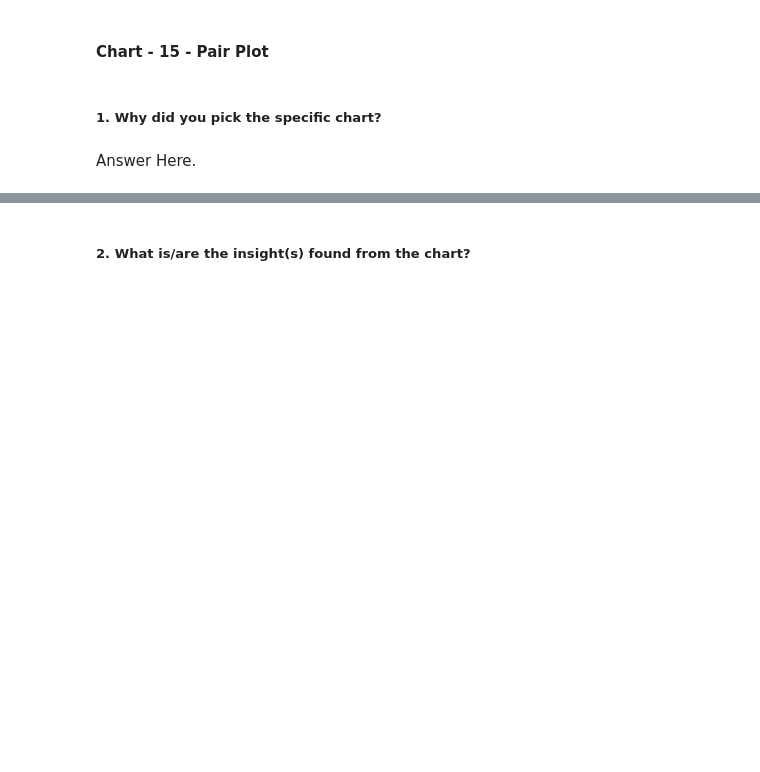
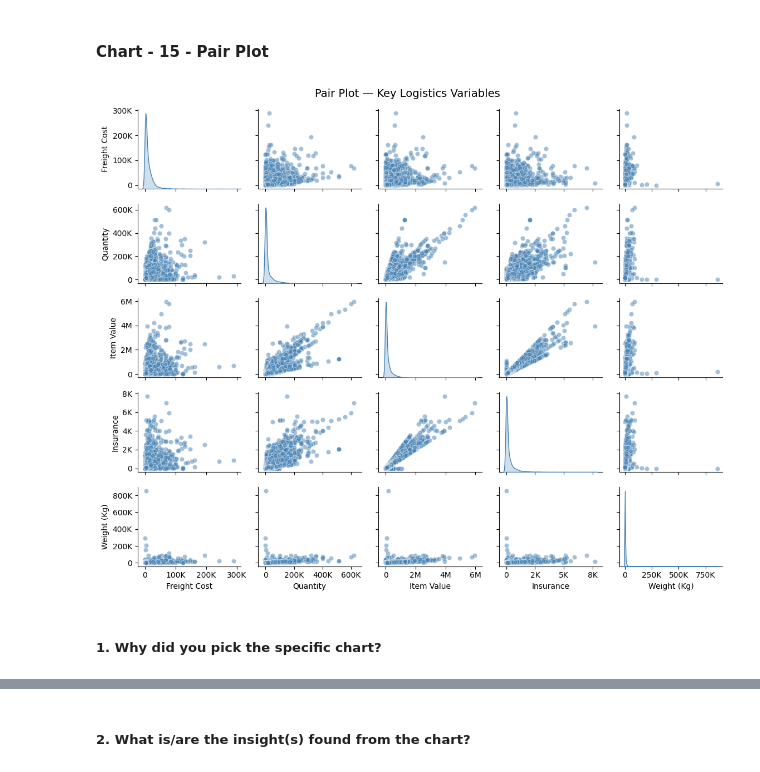
Before and after one commit to vivek-baviskar974/fedex-eda-capstone, a Jupyter notebook: FedEx_EDA_Capstone.ipynb, the cells around one changed output, grey strips where cells are left out. Drawn from its saved outputs; the diff is of its cells as text; code cells hidden in the pictures; blank space fills up the shorter version.

```diff
--- a/FedEx_EDA_Capstone.ipynb
+++ b/FedEx_EDA_Capstone.ipynb
@@ -1179,4 +1224,48 @@ Answer Here
+# %%
+#  CHART 15 — Pair Plot
+
+pair_cols = df[[                                         # select columns
+    'Freight Cost (USD)',
+    'Line Item Quantity',
+    'Line Item Value',
+    'Line Item Insurance (USD)',
+    'Weight (Kilograms)'
+]].rename(columns={                                      # short display names
+    'Freight Cost (USD)': 'Freight Cost',
+    'Line Item Quantity': 'Quantity',
+    'Line Item Value': 'Item Value',
+    'Line Item Insurance (USD)': 'Insurance',
+    'Weight (Kilograms)': 'Weight (Kg)'
+})
+
+def smart_fmt(x, pos):                                   # define format function
+    if x >= 1_000_000:
+        return f'{x/1_000_000:.0f}M'                     # millions → M
+    elif x >= 1_000:
+        return f'{x/1_000:.0f}K'                         # thousands → K
+    else:
+        return str(int(x))                               # small numbers as is
+
+g = sns.pairplot(                                        # draw pair plot
+    pair_cols,
+    diag_kind='kde',                                     # diagonal = density curve
+    height=1.8,                                          # subplot height
+    aspect=1.3,                                          # wider than tall
+    plot_kws={'alpha': 0.5, 'color': 'steelblue'},       # dot transparency
+    diag_kws={'color': 'steelblue'}                      # diagonal colour
+)
+
+for ax in g.axes.flatten():                                 # loop all subplots
+    ax.xaxis.set_major_formatter(FuncFormatter(smart_fmt))  # apply to x
+    ax.yaxis.set_major_formatter(FuncFormatter(smart_fmt))  # apply to y
+
+plt.suptitle(                                               # main title
+    'Pair Plot — Key Logistics Variables',
+    y=1.02, fontsize=14,
+)
+
+plt.show()                                                  # display chart
+# %% [output]
+[figure, added]
 # %% [markdown]
 ##### 1. Why did you pick the specific chart?
-# %% [markdown]
-Answer Here.
```
Also changed, not shown: parts of 35 cells of this notebook.
